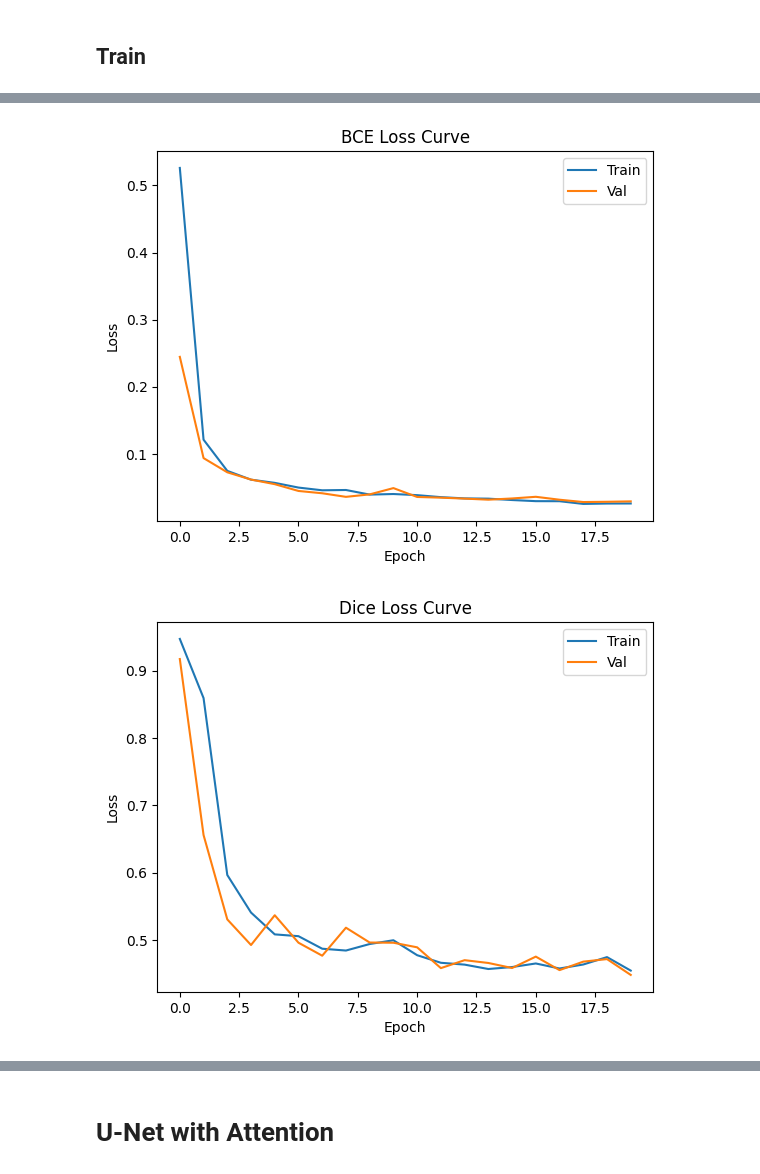
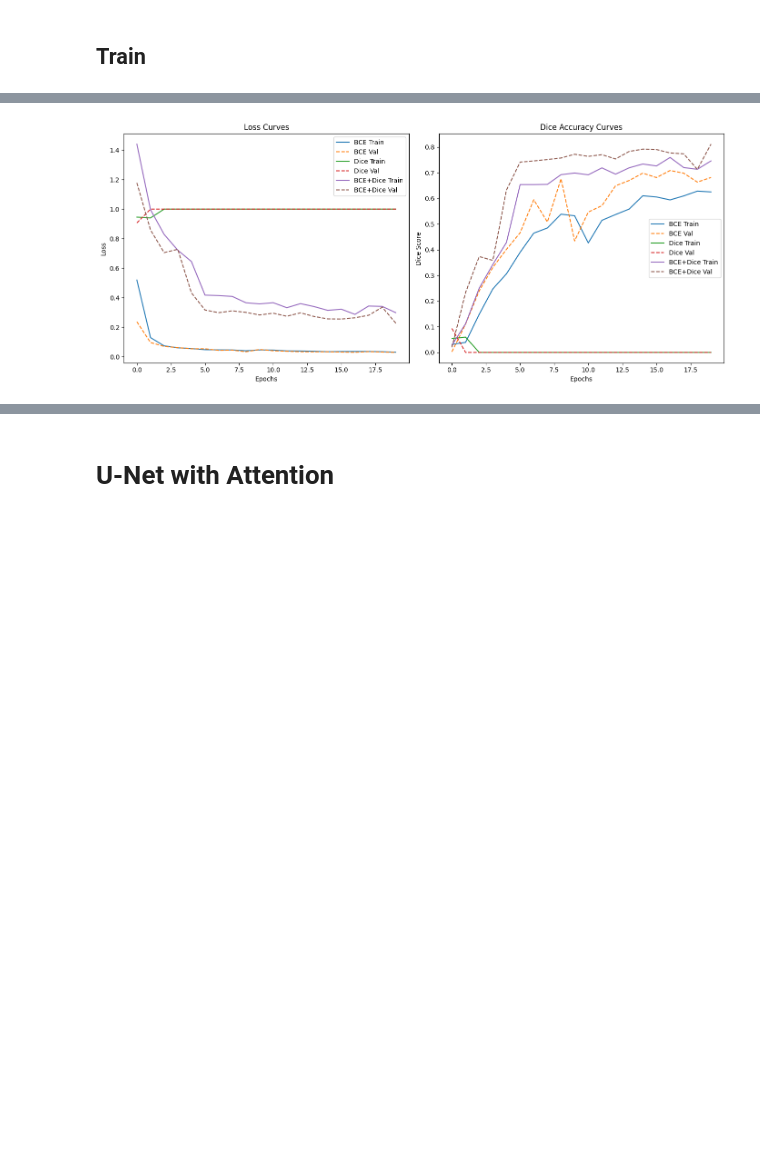
Before and after one commit to theveryhim/UNet-Segmentation, a Jupyter notebook: UNet-Segmentation.ipynb, the cells around one changed output, grey strips where cells are left out. Drawn from its saved outputs; the diff is of its cells as text; code cells hidden in the pictures; blank space fills up the shorter version.

```diff
--- a/UNet-Segmentation.ipynb
+++ b/UNet-Segmentation.ipynb
@@ -352,15 +361,27 @@ BCE | Epoch 11 — Train: 0.0385 | Val: 0.0358
 ... (49 outputs left out)
 # %%
-# --- 4️⃣ Plot Loss Curves for each loss type ---
-for name, res in results.items():
-    plt.figure()
-    plt.plot(res['train_losses'], label='Train')
-    plt.plot(res['val_losses'],   label='Val')
-    plt.title(f"{name} Loss Curve")
-    plt.xlabel("Epoch")
-    plt.ylabel("Loss")
-    plt.legend()
-    plt.show()
+# --- 4️⃣ Plot Loss/Acc Curves for each loss type ---
+plt.figure(figsize=(14,6))
+
+# Loss curves
+plt.subplot(1,2,1)
+for name in results:
+    plt.plot(results[name]['train_losses'], label=f"{name} Train")
+    plt.plot(results[name]['val_losses'], linestyle='--', label=f"{name} Val")
+plt.title("Loss Curves")
+plt.xlabel("Epochs"); plt.ylabel("Loss")
+plt.legend()
+
+# Dice curves
+plt.subplot(1,2,2)
+for name in results:
+    plt.plot(results[name]['train_dices'], label=f"{name} Train")
+    plt.plot(results[name]['val_dices'], linestyle='--', label=f"{name} Val")
+plt.title("Dice Accuracy Curves")
+plt.xlabel("Epochs"); plt.ylabel("Dice Score")
+plt.legend()
+
+plt.tight_layout()
+plt.show()
 # %% [output]
-[figure, old version]
+[figure, new version]
-[figure, removed]
```
Also changed, not shown: parts of 8 cells of this notebook, 10 other files.
